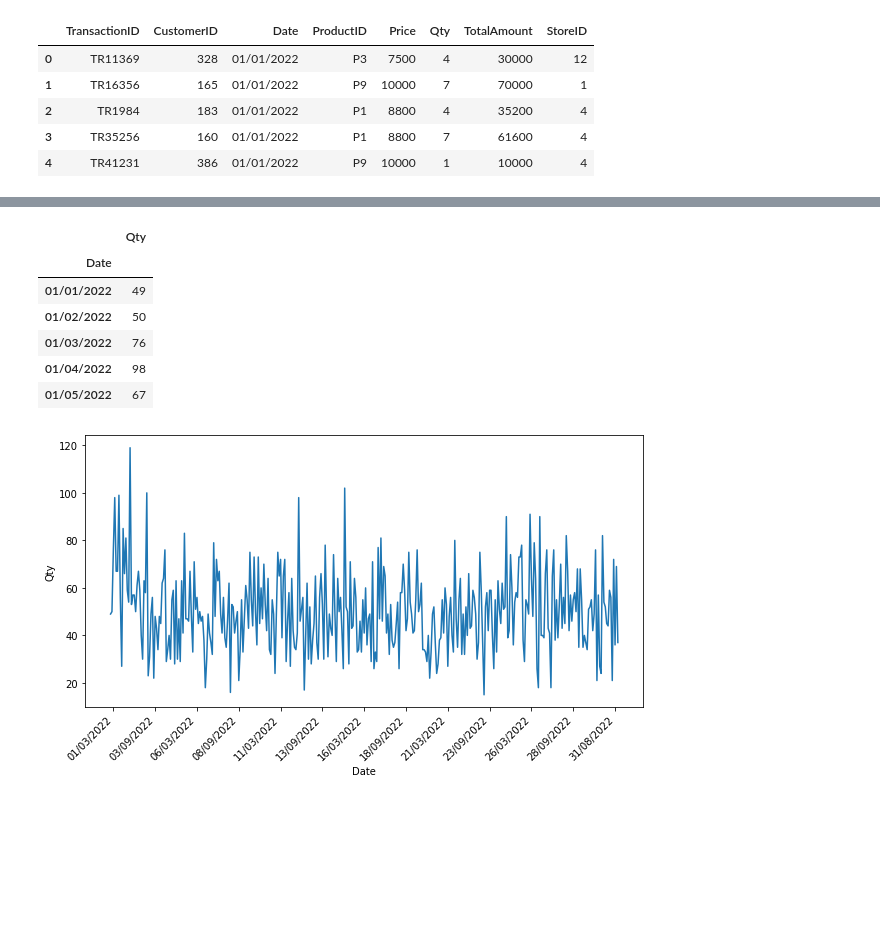
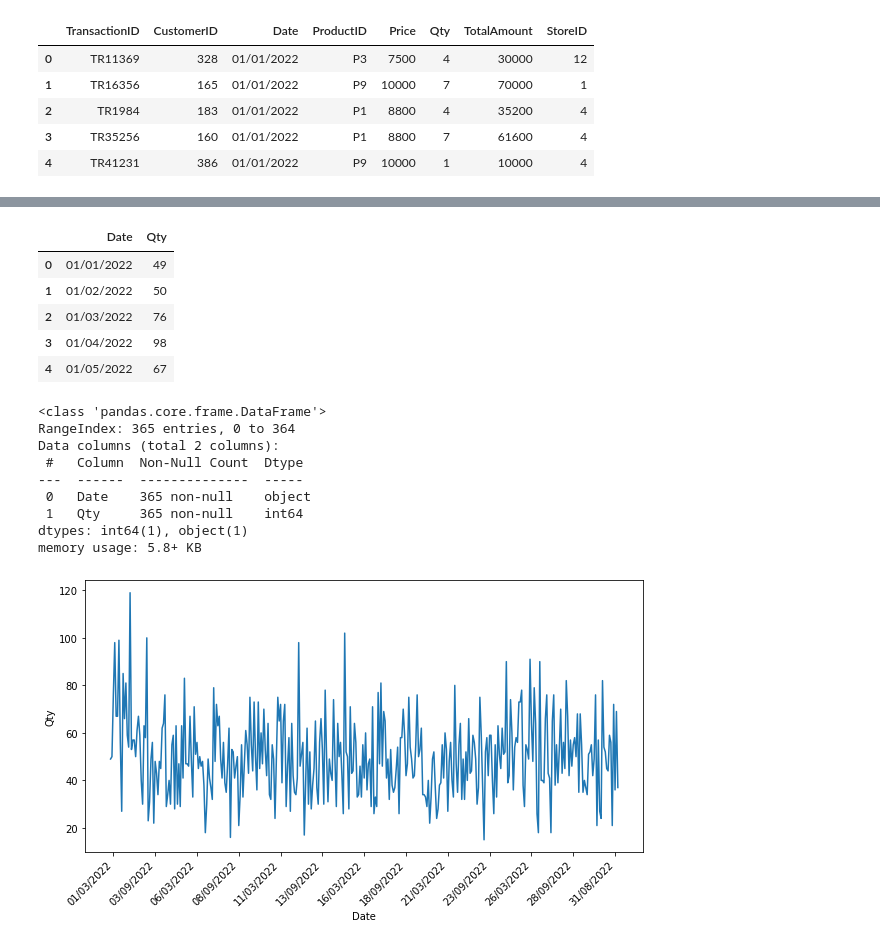
Before and after one commit to aslamfr/rakamin-data-science, a Jupyter notebook: case_regression.ipynb, the cells around one changed output, grey strips where cells are left out. Drawn from its saved outputs; the diff is of its cells as text; code cells hidden in the pictures; blank space fills up the shorter version.

```diff
--- a/case_regression.ipynb
+++ b/case_regression.ipynb
@@ -40,13 +41,24 @@ dtypes: int64(5), object(3)
 memory usage: 313.9+ KB
 # %%
 #Group by Date dan aggregate sum Qty
-df_date_sum = df.groupby('Date').agg({"Qty":"sum"})
+df_date_sum = df.groupby('Date').agg({"Qty":"sum"}).reset_index()
 df_date_sum.head()
 # %% [output]
-|  | Qty |
-| Date |  |
-| 01/01/2022 | 49 |
-| 01/02/2022 | 50 |
-| 01/03/2022 | 76 |
-| 01/04/2022 | 98 |
-| 01/05/2022 | 67 |
+|  | Date | Qty |
+| 0 | 01/01/2022 | 49 |
+| 1 | 01/02/2022 | 50 |
+| 2 | 01/03/2022 | 76 |
+| 3 | 01/04/2022 | 98 |
+| 4 | 01/05/2022 | 67 |
+# %%
+df_date_sum.info()
+# %% [output]
+<class 'pandas.core.frame.DataFrame'>
+RangeIndex: 365 entries, 0 to 364
+Data columns (total 2 columns):
+ #   Column  Non-Null Count  Dtype
+---  ------  --------------  -----
+ 0   Date    365 non-null    object
+ 1   Qty     365 non-null    int64
+dtypes: int64(1), object(1)
+memory usage: 5.8+ KB
```
Also changed, not shown: parts of 12 cells of this notebook, 1 other file.
